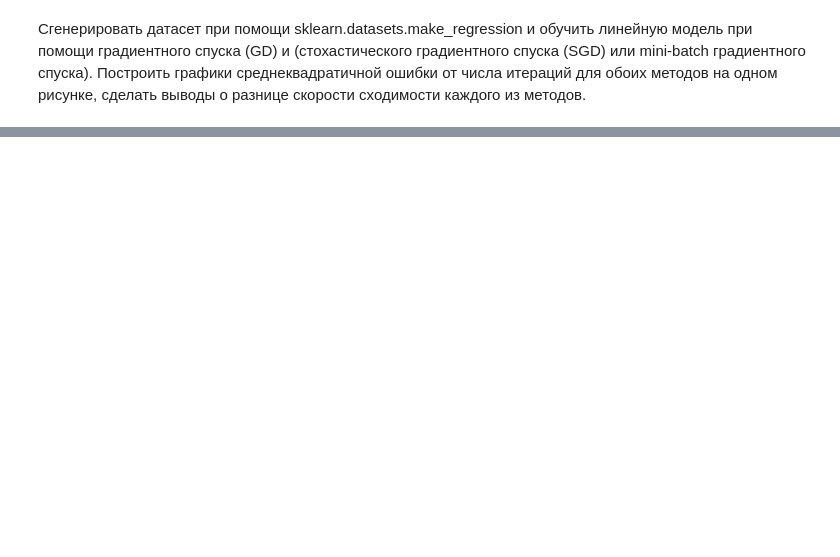
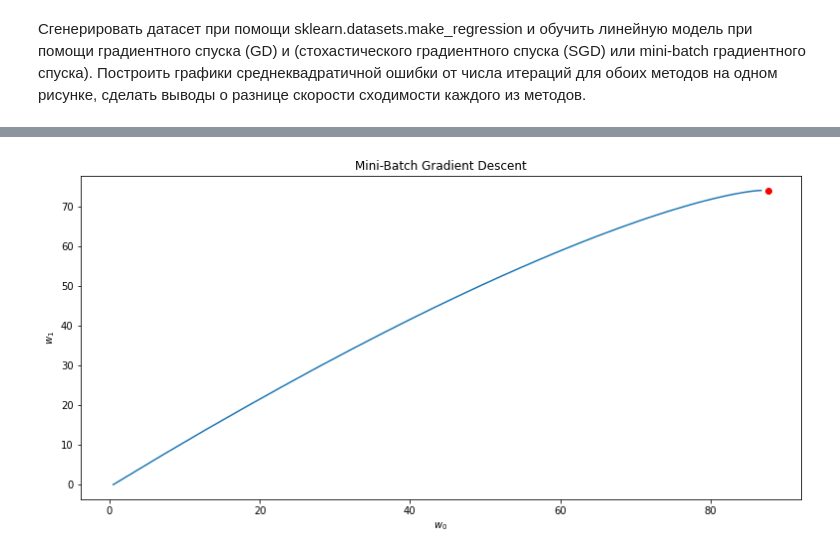
Before and after one commit to recpi2008/algoritms_DS, a Jupyter notebook: Les_2/hw_2.ipynb, the cells around one changed output, grey strips where cells are left out. Cells and saved outputs as stored; diff of their text form; code cells hidden in the pictures; blank space fills up the shorter version.

```diff
--- a/Les_2/hw_2.ipynb
+++ b/Les_2/hw_2.ipynb
@@ -26,0 +213,12 @@ array([1.1303913 , 0.64959218])
+# %%
+# визиализируем изменения весов
+plt.figure(figsize=(13, 6))
+plt.title('Mini-Batch Gradient Descent')
+plt.xlabel(r'$w_0$')
+plt.ylabel(r'$w_1$')
+
+#plt.scatter(w_sgd[:,0], w_sgd[:,1])
+plt.scatter(coef[0], coef[1], c='r')
+plt.plot(w_mbgd[:,0], w_mbgd[:, 1]);
+# %% [output]
+[figure, added]
```
Also changed, not shown: parts of 18 cells of this notebook, 1 other file.
